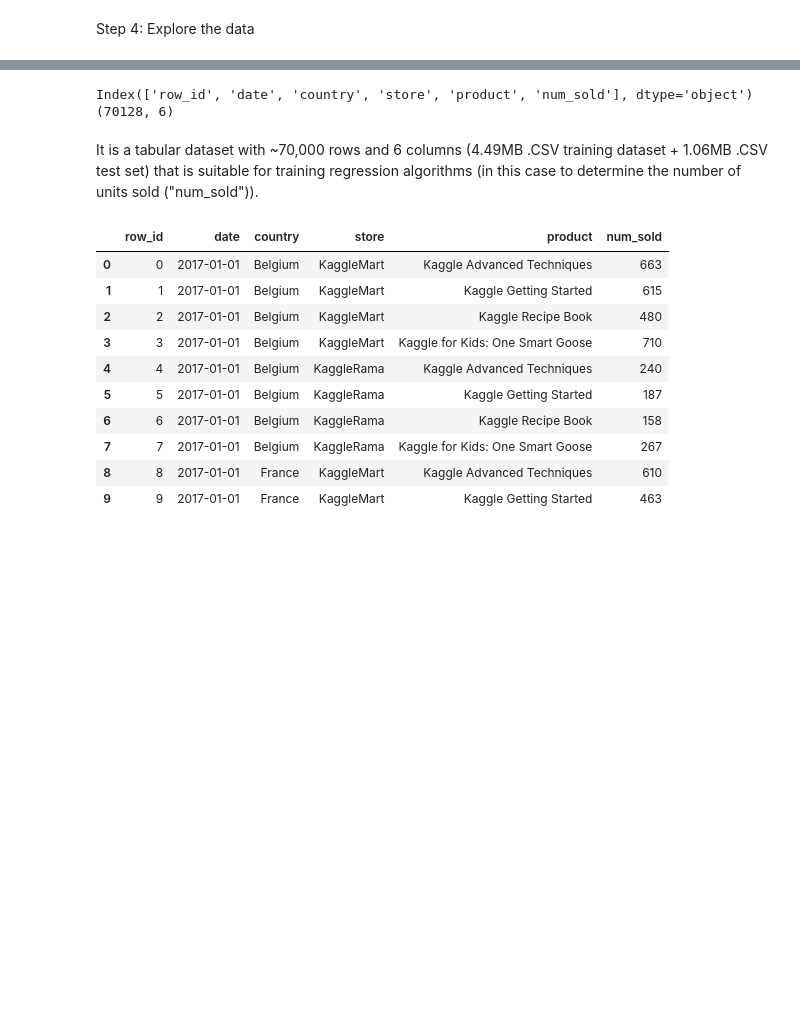
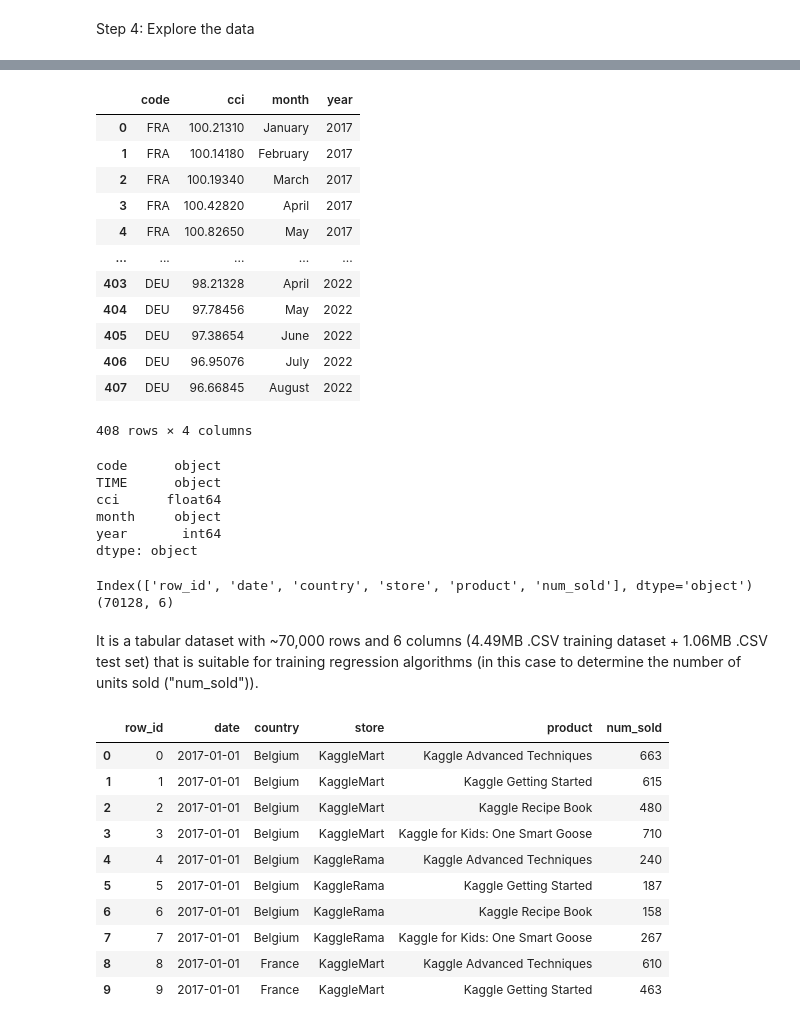
Before and after one commit to Chirag314/Tabular-Data-Series, a Jupyter notebook: tds_sep_22_time_series.ipynb, the cells around one changed output, grey strips where cells are left out. Drawn from its saved outputs; the diff is of its cells as text; code cells hidden in the pictures; blank space fills up the shorter version.

```diff
--- a/tds_sep_22_time_series.ipynb
+++ b/tds_sep_22_time_series.ipynb
@@ -60,3 +130,34 @@ Step 4: Explore the data
+# %%
+# Separate date into different features so that it can be merged with train and test data.
+
+cci_df['month']=cci_df['TIME'].apply(lambda x:pd.Timestamp(x).month_name())
+cci_df['year']=cci_df['TIME'].apply(lambda x:pd.Timestamp(x).year)
+cci_df.rename(columns = {'LOCATION':'code','Value':'cci'}, inplace = True)
+cci_df.drop(['TIME'],axis=1)
+# %% [output]
+|  | code | cci | month | year |
+| 0 | FRA | 100.21310 | January | 2017 |
+| 1 | FRA | 100.14180 | February | 2017 |
+| 2 | FRA | 100.19340 | March | 2017 |
+| 3 | FRA | 100.42820 | April | 2017 |
+| 4 | FRA | 100.82650 | May | 2017 |
+| ... | ... | ... | ... | ... |
+| 403 | DEU | 98.21328 | April | 2022 |
+| 404 | DEU | 97.78456 | May | 2022 |
+| 405 | DEU | 97.38654 | June | 2022 |
+| 406 | DEU | 96.95076 | July | 2022 |
+| 407 | DEU | 96.66845 | August | 2022 |
+408 rows × 4 columns
+# %%
+#Explore CCI data
+cci_df.dtypes
+# %% [output]
+code      object
+TIME      object
+cci      float64
+month     object
+year       int64
+dtype: object
 # %%
 # print column names
 print(train_df.columns)
```
Also changed, not shown: parts of 13 cells of this notebook.
